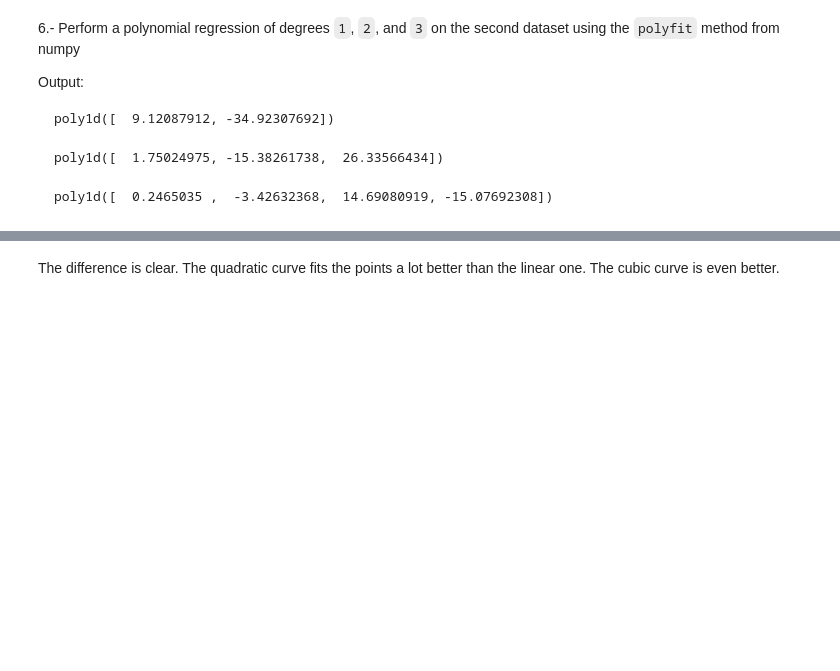
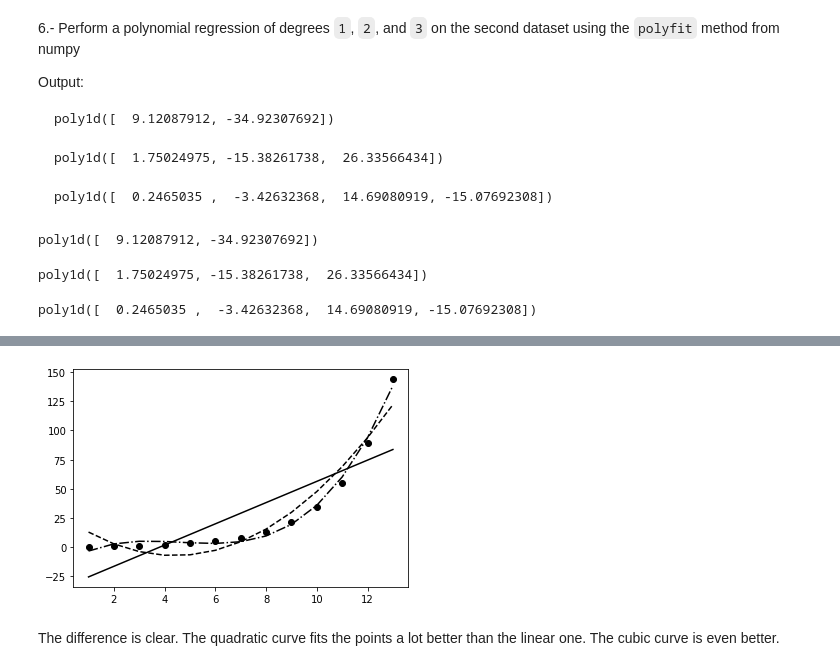
Before and after one commit to applied-data-mining-master/unidad-1-mision-7-seguidores-del-bicho, a Jupyter notebook: Exercise2_04.ipynb, the cells around one changed output, grey strips where cells are left out. Cells and saved outputs as stored; diff of their text form; code cells hidden in the pictures; blank space fills up the shorter version.

````diff
--- a/Exercise2_04.ipynb
+++ b/Exercise2_04.ipynb
@@ -21,6 +27,9 @@ y1 = [2, 8, 8, 18, 25, 21, 32, 44, 32, 48, 61, 45, 62]
 x2 = [1, 2, 3, 4, 5, 6, 7, 8, 9, 10, 11, 12, 13]
 y2 = [0, 1, 1, 2, 3, 5, 8, 13, 21, 34, 55, 89, 144]
 ```
+# %%
+x2 = np.array(range(1, 14))
+y2 = np.array([0, 1, 1, 2, 3, 5, 8, 13, 21, 34, 55, 89, 144])
 # %% [markdown]
 4.- Perform a polynomial regression of degrees `1`, `2`, and `3` on the first dataset using the `polyfit` method from numpy.
 
@@ -67,11 +103,37 @@ poly1d([  1.75024975, -15.38261738,  26.33566434])
 ```
 poly1d([  0.2465035 ,  -3.42632368,  14.69080919, -15.07692308])
 ```
+# %%
+g1 = np.poly1d(np.polyfit(x2, y2, 1))
+g2 = np.poly1d(np.polyfit(x2, y2, 2))
+g3 = np.poly1d(np.polyfit(x2, y2, 3))
+# %%
+g1
+# %% [output]
+poly1d([  9.12087912, -34.92307692])
+# %%
+g2
+# %% [output]
+poly1d([  1.75024975, -15.38261738,  26.33566434])
+# %%
+g3
+# %% [output]
+poly1d([  0.2465035 ,  -3.42632368,  14.69080919, -15.07692308])
 # %% [markdown]
 7.- Plot the three polynomial regressions and the data on a graph
 
 Output:
 
 ![Figure 2.25](img/fig2_25.jpg)
+# %%
+plot.plot(
+    x2, y2, 'ko',
+    x2, g1(x2),'k-',
+    x2, g2(x2),'k--',
+    x2, g3(x2),'k-.'
+)
+plot.show()
+# %% [output]
+[figure, added]
 # %% [markdown]
 The difference is clear. The quadratic curve fits the points a lot better than the linear one. The cubic curve is even better.
````
Also changed, not shown: parts of 7 cells of this notebook, 1 other file.
